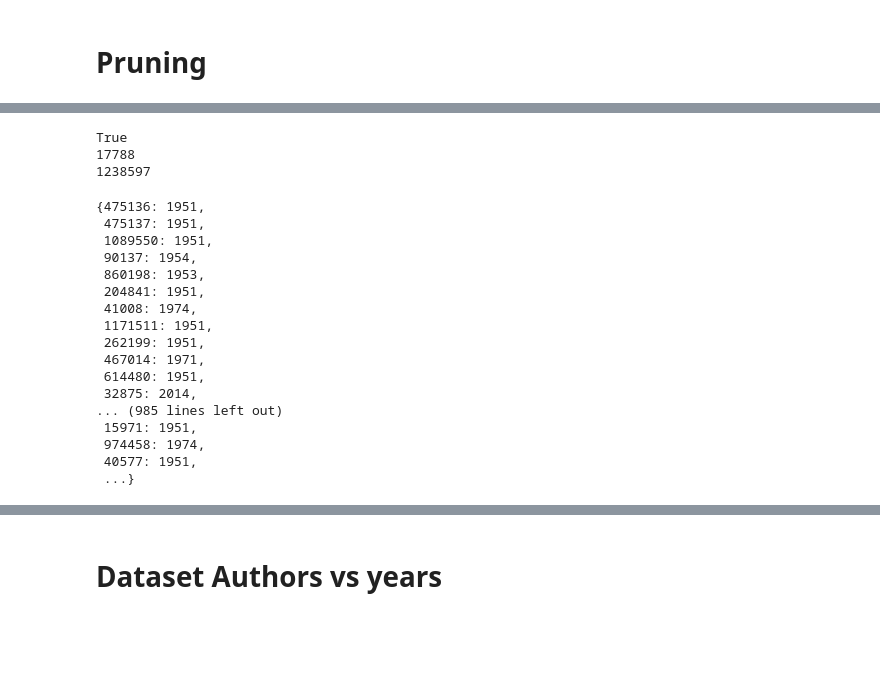
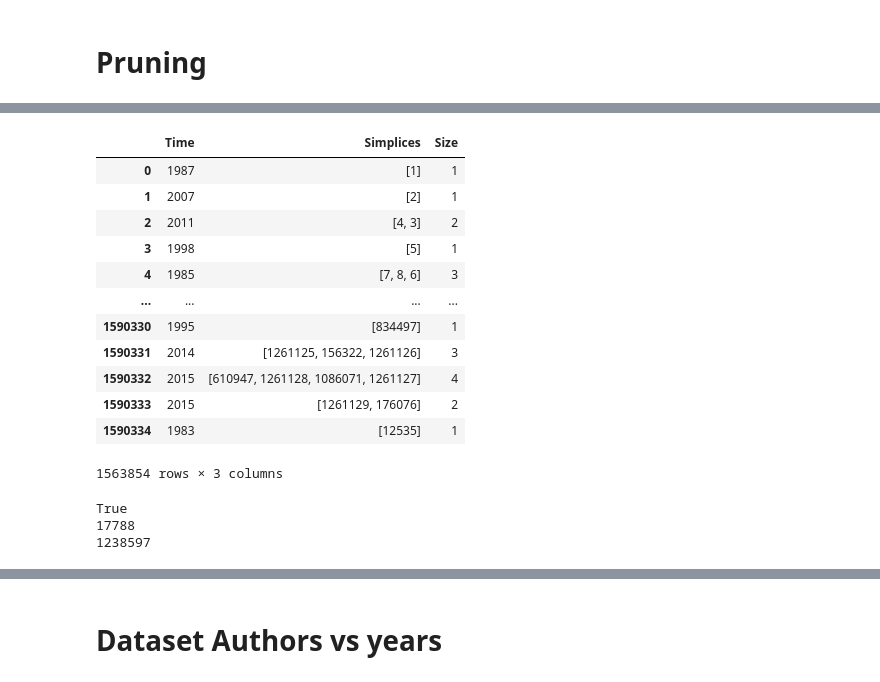
Before and after one commit to juanfernandezgracia/complexity_72h, a Jupyter notebook: Dataset Analysis/Preliminary_analysis.ipynb, the cells around one changed output, grey strips where cells are left out. Cells and saved outputs as stored; diff of their text form; code cells hidden in the pictures; blank space fills up the shorter version.

```diff
--- a/Dataset Analysis/Preliminary_analysis.ipynb
+++ b/Dataset Analysis/Preliminary_analysis.ipynb
@@ -177,3 +159,19 @@ df_pruned_inv.head()
+# %%
+df_pruned_inv
+# %% [output]
+|  | Time | Simplices | Size |
+| 0 | 1987 | [1] | 1 |
+| 1 | 2007 | [2] | 1 |
+| 2 | 2011 | [4, 3] | 2 |
+| 3 | 1998 | [5] | 1 |
+| 4 | 1985 | [7, 8, 6] | 3 |
+| ... | ... | ... | ... |
+| 1590330 | 1995 | [834497] | 1 |
+| 1590331 | 2014 | [1261125, 156322, 1261126] | 3 |
+| 1590332 | 2015 | [610947, 1261128, 1086071, 1261127] | 4 |
+| 1590333 | 2015 | [1261129, 176076] | 2 |
+| 1590334 | 1983 | [12535] | 1 |
+1563854 rows × 3 columns
 # %%
 # flatten this list(df['Simplices'])
 simplices = [item for sublist in df_pruned['Simplices'].values.reshape(-1,1) for item in sublist]
@@ -206,23 +204,3 @@ for time in range(upper_bound, int(df['Time'].max() )+1):
     for node in nodes_in_this_year:
         if node not in nodes_till_upper_bound:
             first_appearence_dict[int(node)] = int(time )
-# %%
-first_appearence_dict
-# %% [output]
-{475136: 1951,
- 475137: 1951,
- 1089550: 1951,
- 90137: 1954,
- 860198: 1953,
- 204841: 1951,
- 41008: 1974,
- 1171511: 1951,
- 262199: 1951,
- 467014: 1971,
- 614480: 1951,
- 32875: 2014,
-... (985 lines left out)
- 15971: 1951,
- 974458: 1974,
- 40577: 1951,
- ...}
```
Also changed, not shown: parts of 46 cells of this notebook, 5 other files.
